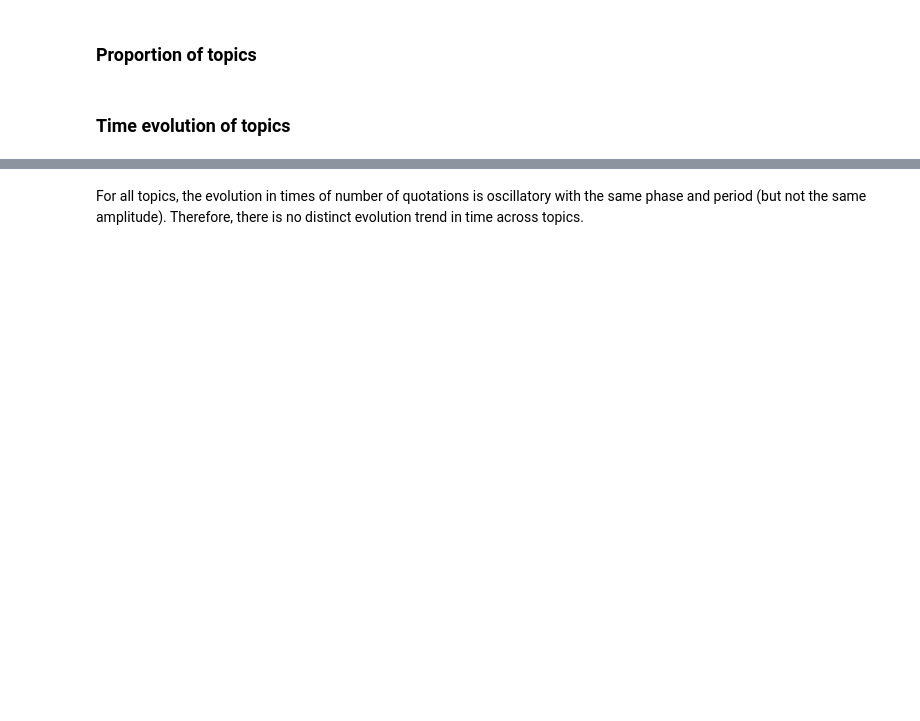
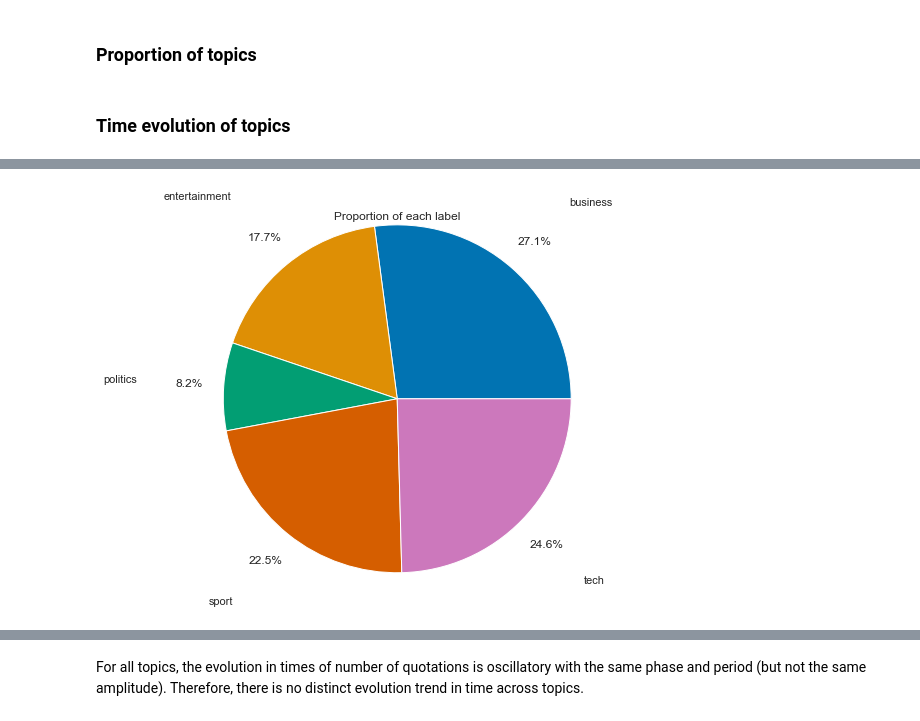
Before and after one commit to epfl-ada/ada-2021-project-adamandeve, a Jupyter notebook: Milestone3.ipynb, the cells around one changed output, grey strips where cells are left out. Saved outputs shown, nothing was run; the diff lists cells and outputs as text; code cells hidden in the pictures; blank space fills up the shorter version.

```diff
--- a/Milestone3.ipynb
+++ b/Milestone3.ipynb
@@ -1158,5 +1124,9 @@ def plot_pie(data,x, label) :
     data = data.groupby(x)[x].value_counts()
     # plot the pie chart
     data.plot.pie(autopct="%.1f%%", labels = labels, labeldistance=1.5, pctdistance=1.2, radius = 2)
-    plt.title(f'pie chart of proportion of : {x}' )
+    plt.title(f'Proportion of each {x}', pad=70 )
     plt.show()
+
+#TODO: check if right mapping label - val ==> dict(zip(np.arange(5),label_encoder.inverse_transform(np.arange(5))))
+# {0: 'business', 1: 'entertainment', 2: 'politics', 3: 'sport', 4: 'tech'}
+CLASS = ['business', 'entertainment', 'politics', 'sport', 'tech']
@@ -1181 +1218,5 @@ def evolution_in_time(df, x) :
+# %%
+plot_pie(df_2020, 'label',  CLASS)
+# %% [output]
+[figure, added]
 # %%
```
Also changed, not shown: parts of 106 cells of this notebook.
